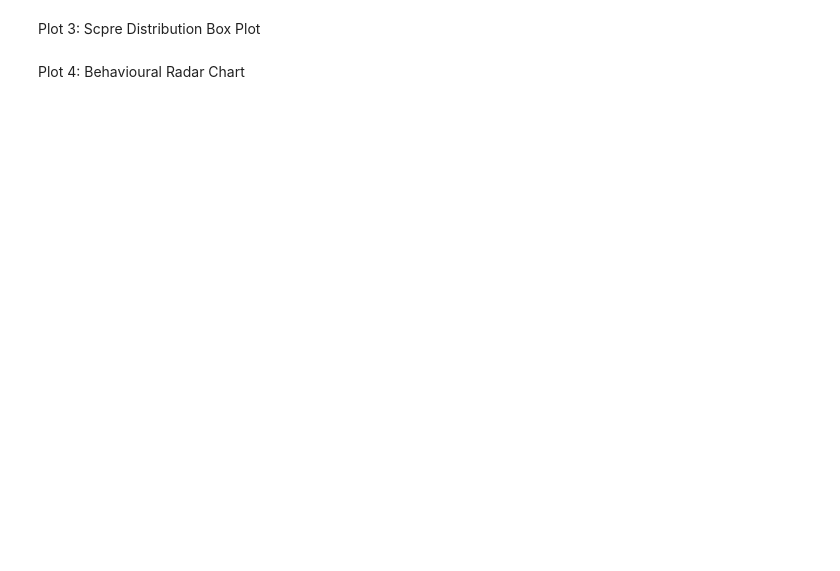
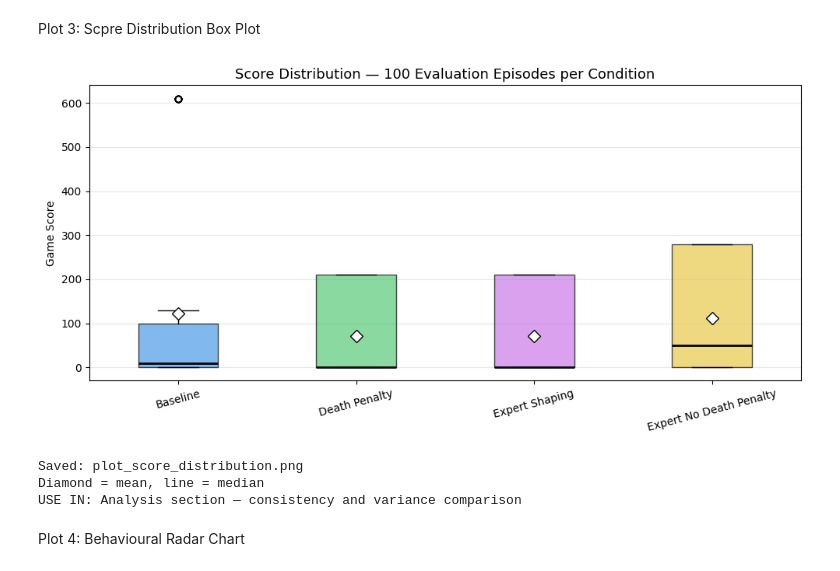
Before and after one commit to AnhTRJotnar/PacManRLTraining, a Jupyter notebook: Pacman.ipynb, the cells around one changed output. Cells and saved outputs as stored; diff of their text form; code cells hidden in the pictures; blank space fills up the shorter version.

```diff
--- a/Pacman.ipynb
+++ b/Pacman.ipynb
@@ -522,16 +544,16 @@ for name, data in results.items():
     if data is None or name not in eval_results:
         continue
     train_reward = np.mean(data["episode_rewards"][-100:])
-    eval_score   = eval_results[name]["scores"].mean()
+    eval_score   = np.mean(eval_results[name]["scores"])
     baseline_eval = eval_results.get("Baseline", {}).get("scores", np.array([0]))
 
     # Hacking signal: shaped reward is high but eval score
     # is LOWER than baseline
     is_hacking = (
         train_reward > np.mean(results["Baseline"]["episode_rewards"][-100:])
-        and eval_score < baseline_eval.mean()
+        and eval_score < np.mean(baseline_eval)
     )
-    hacking_str = "POSSIBLE ⚠" if is_hacking else "No"
+    hacking_str = "POSSIBLE" if is_hacking else "No"
     print(f"{name:<22} {train_reward:>14.1f} {eval_score:>12.1f} {hacking_str:>10}")
 
 print()
@@ -555,11 +586,11 @@ for name, er in eval_results.items():
     g  = er["ghost_chains"]
     d  = er["deaths"]
     print(f"{name:<22} "
-          f"{s.mean():>8.1f}±{s.std():<8.1f} "
-          f"{s.max():>6.0f} "
-          f"{l.mean():>10.1f} "
-          f"{g.mean():>7.2f} "
-          f"{d.mean():>8.2f}")
+          f"{np.mean(s):>8.1f}±{np.std(s):<8.1f} "
+          f"{np.max(s):>6.0f} "
+          f"{np.mean(l):>10.1f} "
+          f"{np.mean(g):>7.2f} "
+          f"{np.mean(d):>8.2f}")
 
 print("="*85)
 print("n=100 evaluation episodes per condition, seed=99, epsilon=0")
@@ -654,31 +693,36 @@ Plot 3: Scpre Distribution Box Plot
 # %%
 fig, ax = plt.subplots(figsize=(10, 5))
 data_to_plot = [eval_results[n]["scores"] for n in names]
 bp = ax.boxplot(data_to_plot, patch_artist=True, notch=False,
                 medianprops=dict(color="black", linewidth=2))
 
 for patch, color in zip(bp["boxes"], colors):
     patch.set_facecolor(color)
     patch.set_alpha(0.7)
 
 ax.set_xticklabels(names, rotation=15)
 ax.set_ylabel("Game Score")
 ax.set_title("Score Distribution — 100 Evaluation Episodes per Condition",
              fontsize=13)
 ax.grid(axis="y", alpha=0.3)
 
 # Add mean markers
 for i, n in enumerate(names):
-    mean_val = eval_results[n]["scores"].mean()
+    mean_val = np.mean(eval_results[n]["scores"])
     ax.plot(i + 1, mean_val, "D", color="white",
             markeredgecolor="black", markersize=8, zorder=5)
 
 plt.tight_layout()
 plt.savefig("plot_score_distribution.png", dpi=130)
 plt.show()
 print("Saved: plot_score_distribution.png")
 print("Diamond = mean, line = median")
 print("USE IN: Analysis section — consistency and variance comparison")
+# %% [output]
+[figure, added]
+Saved: plot_score_distribution.png
+Diamond = mean, line = median
+USE IN: Analysis section — consistency and variance comparison
 # %% [markdown]
 Plot 4: Behavioural Radar Chart
 # %%
```
Also changed, not shown: parts of 11 cells of this notebook, 8 other files.
